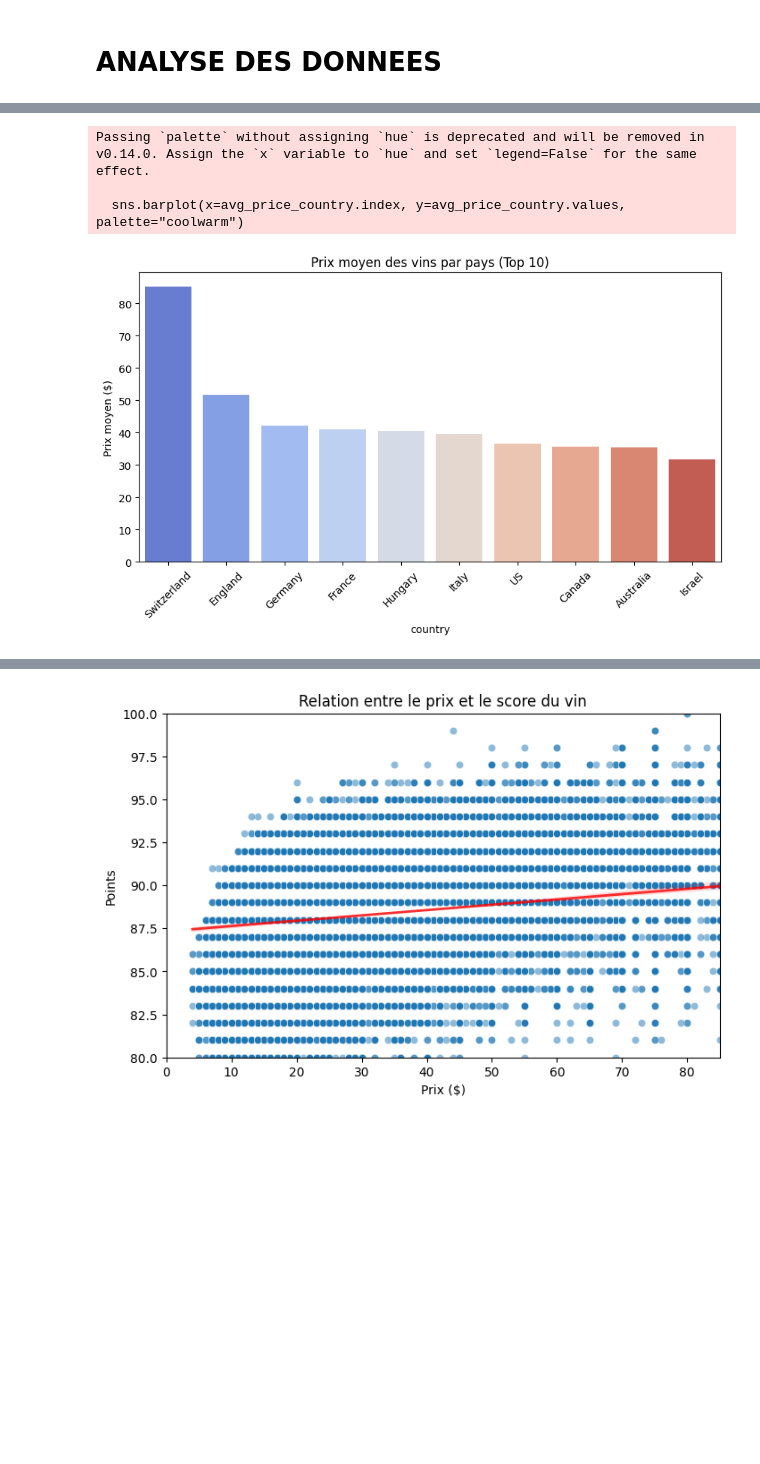
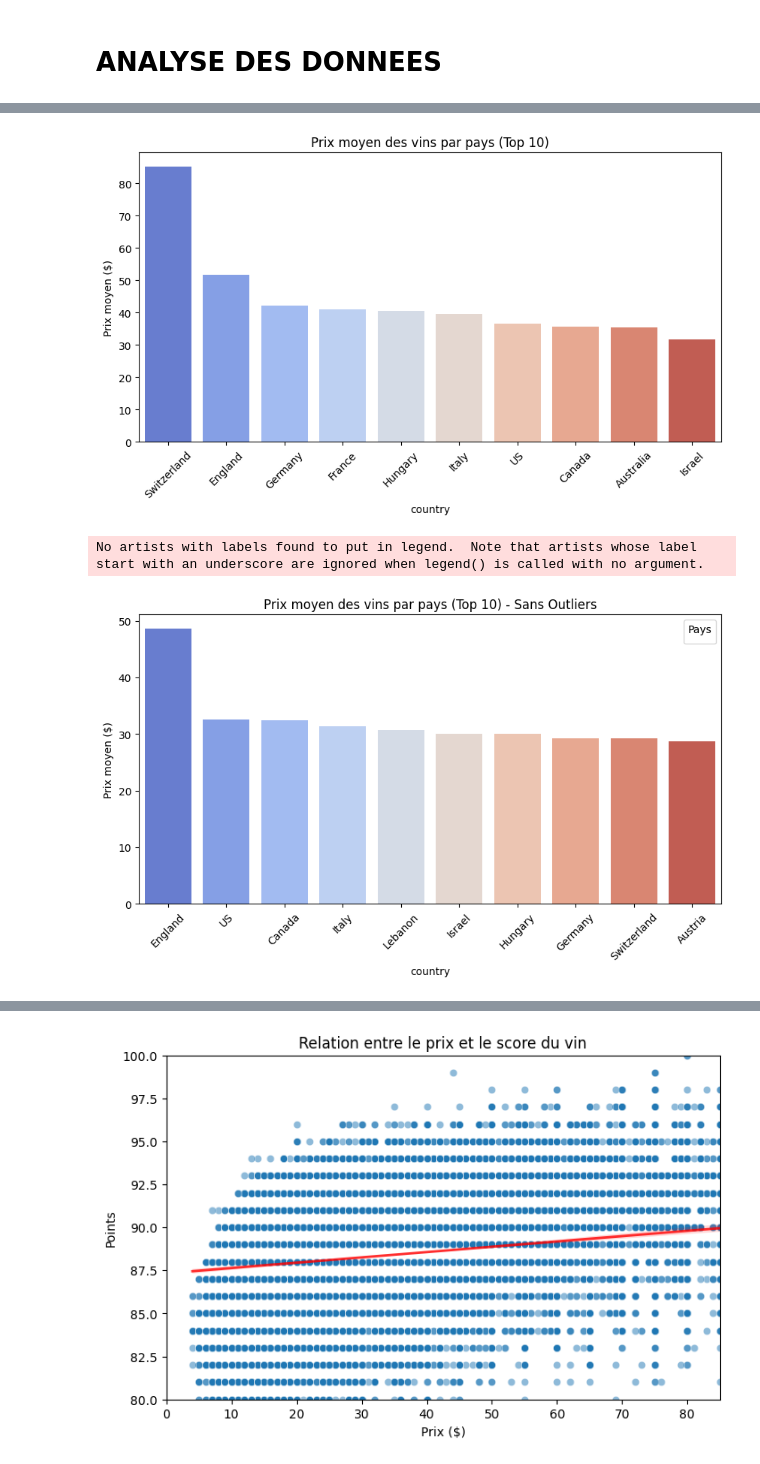
Before and after one commit to PhilippeMath49/ProjetVinasse, a Jupyter notebook: src/Notebook.ipynb, the cells around one changed output, grey strips where cells are left out. Drawn from its saved outputs; the diff is of its cells as text; code cells hidden in the pictures; blank space fills up the shorter version.

```diff
--- a/src/Notebook.ipynb
+++ b/src/Notebook.ipynb
@@ -188,13 +276,45 @@ Passing `palette` without assigning `hue` is deprecated and will be removed in v
 # %%
 avg_price_country = df.groupby("country")["price"].mean().sort_values(ascending=False).head(10)
 plt.figure(figsize=(10,5))
-sns.barplot(x=avg_price_country.index, y=avg_price_country.values, palette="coolwarm")
+sns.barplot(x=avg_price_country.index, y=avg_price_country.values, palette="coolwarm", hue=avg_price_country.index)
 plt.title("Prix moyen des vins par pays (Top 10)")
 plt.ylabel("Prix moyen ($)")
 plt.xticks(rotation=45)
 plt.show()
 # %% [output]
-Passing `palette` without assigning `hue` is deprecated and will be removed in v0.14.0. Assign the `x` variable to `hue` and set `legend=False` for the same effect.
-
-  sns.barplot(x=avg_price_country.index, y=avg_price_country.values, palette="coolwarm")
 [figure]
+# %%
+# Détection et suppression des outliers selon le critère de Tukey
+Q1 = df["price"].quantile(0.25)
+Q3 = df["price"].quantile(0.75)
+IQR = Q3 - Q1
+lower_bound = Q1 - 1.5 * IQR
+upper_bound = Q3 + 1.5 * IQR
+
+# Filtrer les prix sans les outliers
+df_no_outliers = df[(df["price"] >= lower_bound) & (df["price"] <= upper_bound)]
+
+# Calcul du prix moyen par pays sans outliers
+avg_price_country_no_outliers = (
+    df_no_outliers.groupby("country")["price"]
+    .mean()
+    .sort_values(ascending=False)
+    .head(10)
+)
+
+# Création du graphique
+plt.figure(figsize=(10, 5))
+sns.barplot(
+    x=avg_price_country_no_outliers.index,
+    y=avg_price_country_no_outliers.values,
+    palette="coolwarm",
+    hue=avg_price_country_no_outliers.index,
+)
+plt.title("Prix moyen des vins par pays (Top 10) - Sans Outliers")
+plt.ylabel("Prix moyen ($)")
+plt.xticks(rotation=45)
+plt.legend(title="Pays")
+plt.show()
+# %% [output]
+No artists with labels found to put in legend.  Note that artists whose label start with an underscore are ignored when legend() is called with no argument.
+[figure, added]
```
Also changed, not shown: parts of 15 cells of this notebook.
